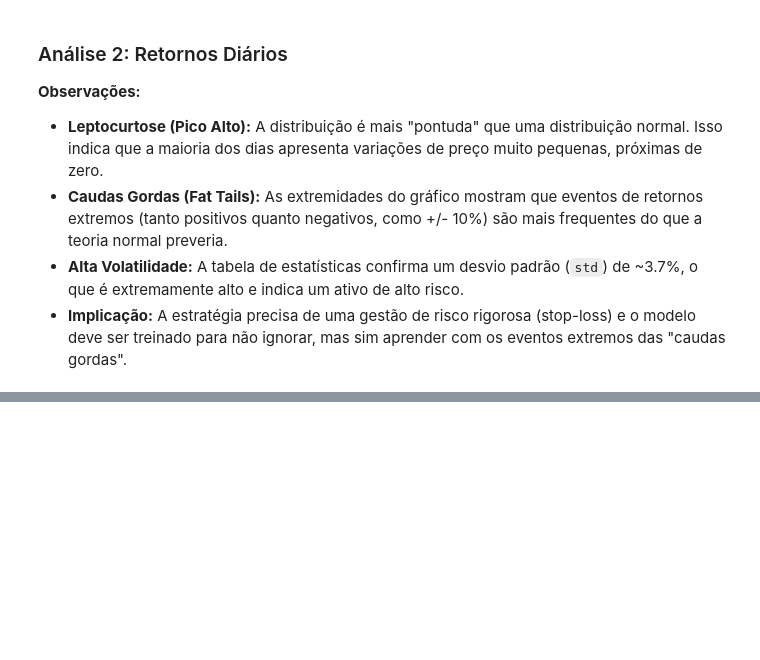
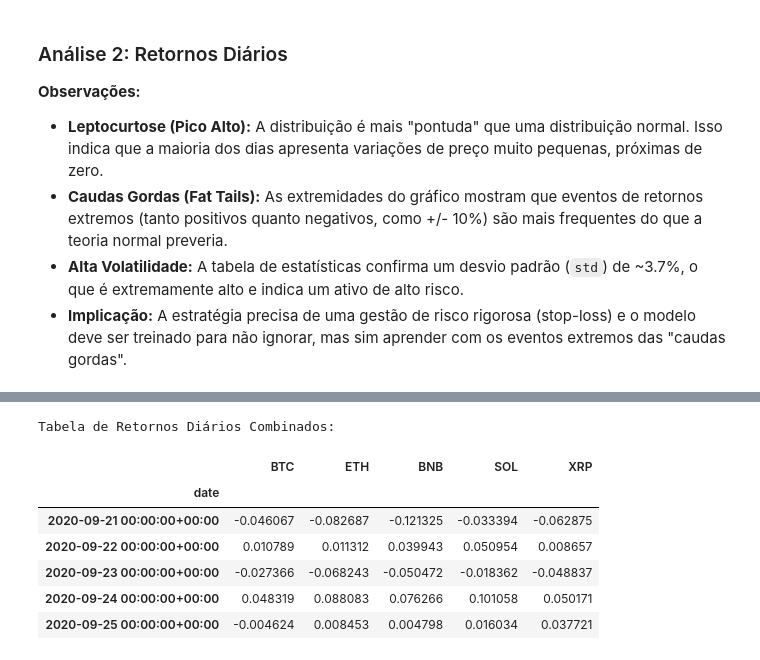
Before and after one commit to bernini10/oraculo-de-bitcoin, a Jupyter notebook: notebooks/01-Data-Exploration.ipynb, the cells around one changed output, grey strips where cells are left out. Drawn from its saved outputs; the diff is of its cells as text; code cells hidden in the pictures; blank space fills up the shorter version.

```diff
--- a/notebooks/01-Data-Exploration.ipynb
+++ b/notebooks/01-Data-Exploration.ipynb
@@ -99,0 +143,21 @@ Name: daily_return, dtype: float64
+# %%
+# CÉLULA 6: Calcular e combinar os retornos diários
+
+# Criar um novo dataframe para os retornos, usando a coluna 'close' de cada ativo
+# O nome de cada coluna será o ticker do ativo (ex: 'BTC', 'ETH')
+retornos_df = pd.DataFrame({ativo: df['close'].pct_change() for ativo, df in dataframes.items()})
+
+# Remover a primeira linha, que conterá valores nulos (NaN)
+retornos_df = retornos_df.dropna()
+
+print("Tabela de Retornos Diários Combinados:")
+display(retornos_df.head())
+# %% [output]
+Tabela de Retornos Diários Combinados:
+|  | BTC | ETH | BNB | SOL | XRP |
+| date |  |  |  |  |  |
+| 2020-09-21 00:00:00+00:00 | -0.046067 | -0.082687 | -0.121325 | -0.033394 | -0.062875 |
+| 2020-09-22 00:00:00+00:00 | 0.010789 | 0.011312 | 0.039943 | 0.050954 | 0.008657 |
+| 2020-09-23 00:00:00+00:00 | -0.027366 | -0.068243 | -0.050472 | -0.018362 | -0.048837 |
+| 2020-09-24 00:00:00+00:00 | 0.048319 | 0.088083 | 0.076266 | 0.101058 | 0.050171 |
+| 2020-09-25 00:00:00+00:00 | -0.004624 | 0.008453 | 0.004798 | 0.016034 | 0.037721 |
```
Also changed, not shown: parts of 3 cells of this notebook.
